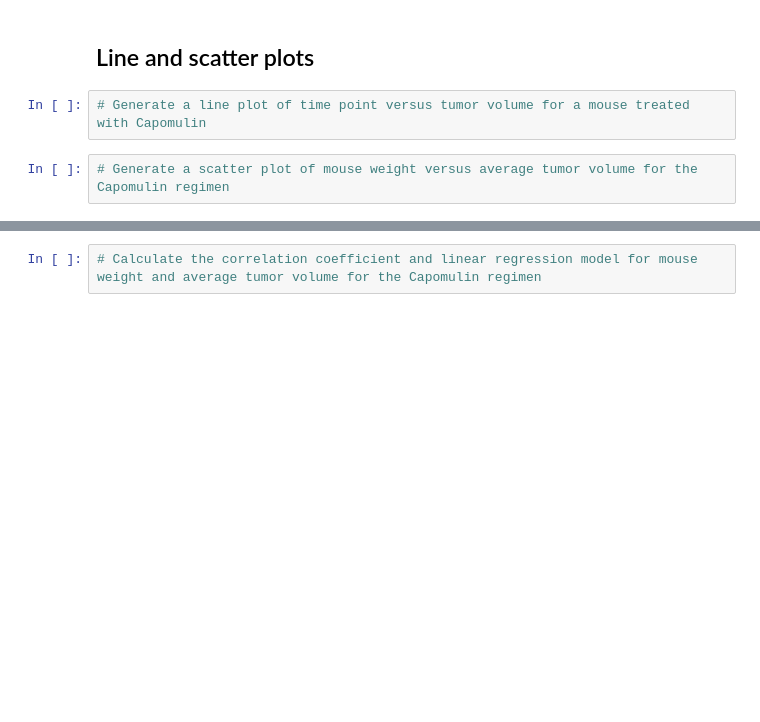
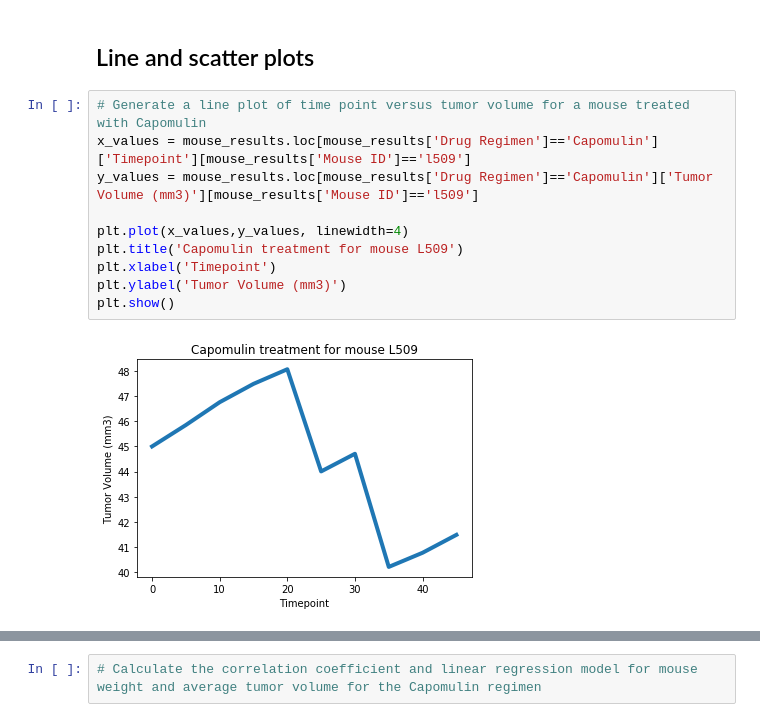
Before and after one commit to cckuqui/Matplotlib-challenge, a Jupyter notebook: pymaceuticals_starter.ipynb, the cells around one changed output, grey strips where cells are left out. Cells and saved outputs as stored; diff of their text form; blank space fills up the shorter version.

```diff
--- a/pymaceuticals_starter.ipynb
+++ b/pymaceuticals_starter.ipynb
@@ -181,6 +194,14 @@ plt.show()
 # %% [markdown]
 ## Line and scatter plots
-# %%
-# Generate a line plot of time point versus tumor volume for a mouse treated with Capomulin
-# %%
-# Generate a scatter plot of mouse weight versus average tumor volume for the Capomulin regimen
+# %%
+# Generate a line plot of time point versus tumor volume for a mouse treated with Capomulin
+x_values = mouse_results.loc[mouse_results['Drug Regimen']=='Capomulin']['Timepoint'][mouse_results['Mouse ID']=='l509']
+y_values = mouse_results.loc[mouse_results['Drug Regimen']=='Capomulin']['Tumor Volume (mm3)'][mouse_results['Mouse ID']=='l509']
+
+plt.plot(x_values,y_values, linewidth=4)
+plt.title('Capomulin treatment for mouse L509')
+plt.xlabel('Timepoint')
+plt.ylabel('Tumor Volume (mm3)')
+plt.show()
+# %% [output]
+[figure, added]
```
Also changed, not shown: parts of 6 cells of this notebook.
